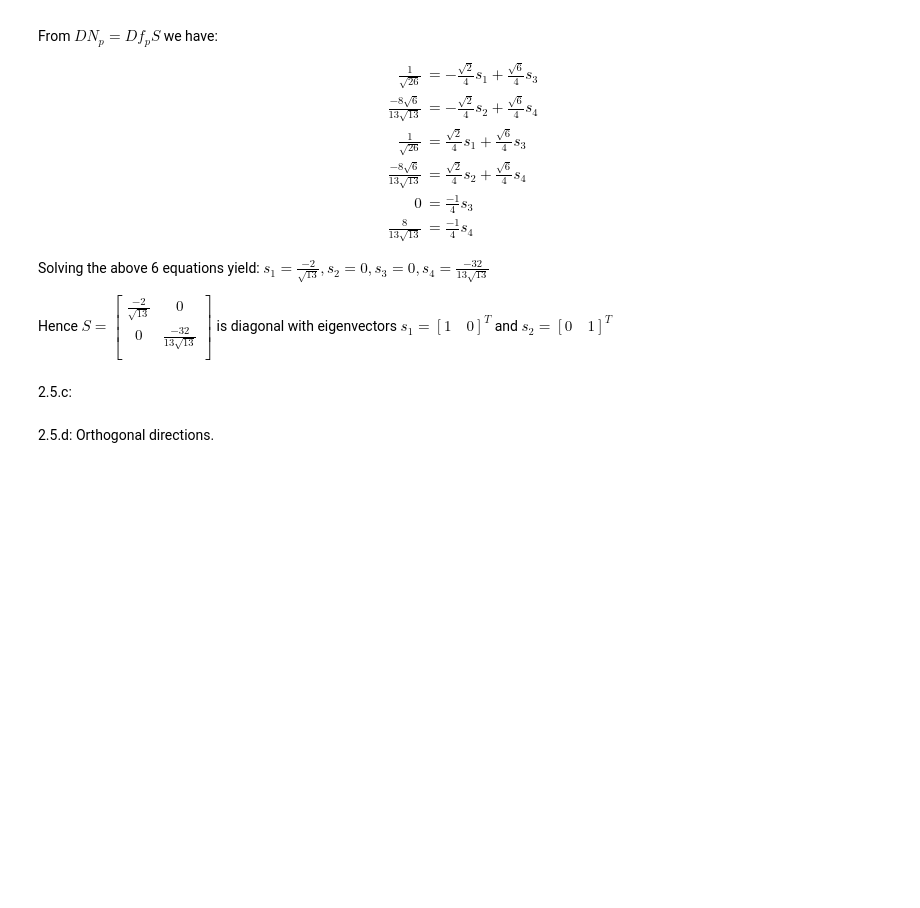
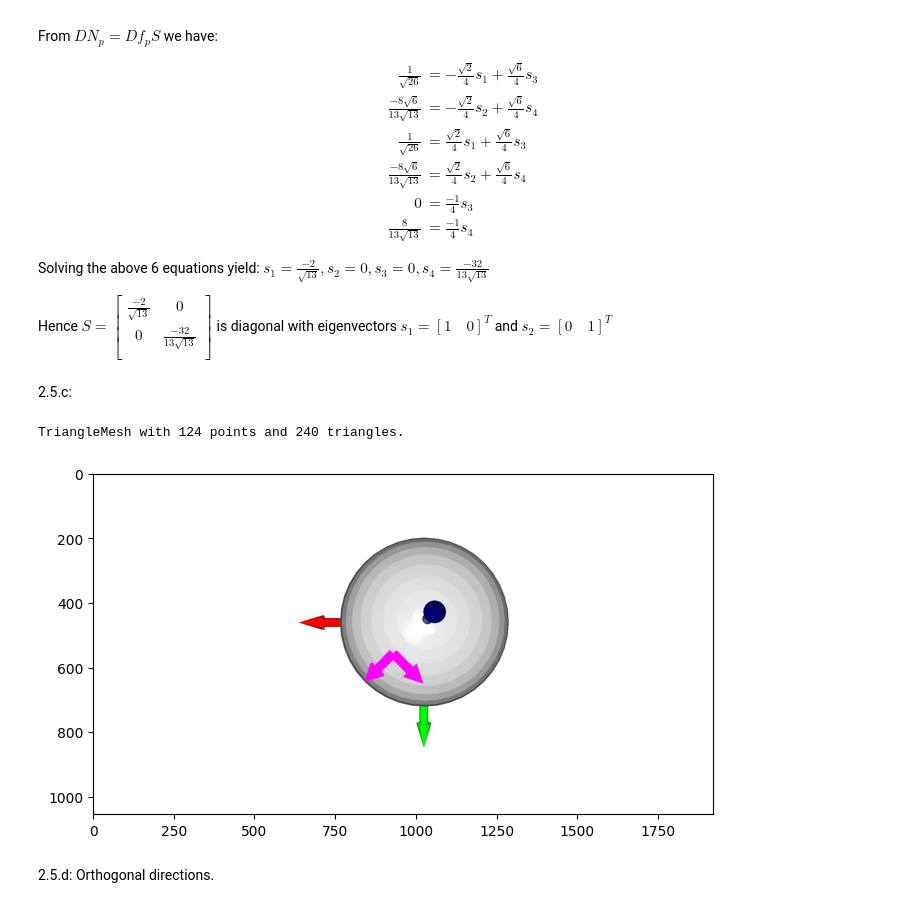
Before and after one commit to astonastonaston/3D_Deep_Learning_HWs, a Jupyter notebook: HW1/HW1.ipynb, the cells around one changed output. Drawn from its saved outputs; the diff is of its cells as text; code cells hidden in the pictures; blank space fills up the shorter version.

```diff
--- a/HW1/HW1.ipynb
+++ b/HW1/HW1.ipynb
@@ -613,38 +633,39 @@ Hence $S = \left[
 # %%
 # Run the function definitions at 2.2 first before running the codes here!
 import math
 # exapmle code to draw ellipsoid, curve, and arrows
 arrow = create_arrow_from_vector([0.,0.,1.], [1.,1.,0.])
 # curve = create_lines(np.array([[1,1,1], [-1,1,1], [-1,-1,1], [1,-1,1], [1,1,1]], dtype=np.float64))
 print(arrow)
 ellipsoid = create_ellipsoid(a, b, c)
 cf = open3d.geometry.TriangleMesh.create_coordinate_frame()
 cf.scale(1.5, (0,0,0))
 
 def get_3d_curve(p=np.array([math.pi/4, math.pi/6]), v=np.array([1, 0]), numPts=100):
     """
     Get the points for the curve of p moving with v
     p, v: 2D numpy arrays
     numPts: int
     """
     xRight = math.pi
     incr = (xRight - p[0]) / numPts # increment in domain for each point
     pts = []
     for i in range(numPts):
         p[0] = p[0] + incr*i
         u0, v0 = p[0], p[1]
         pts.append([math.cos(u0)*math.sin(v0), math.sin(u0)*math.sin(v0), 0.5*math.cos(v0)])
     return np.array(pts)
 
 # 2.5.c: Draw principle curvature directions at 3D
-arrowOrtho1 = create_arrow_from_vector([math.sqrt(2)/4, math.sqrt(2)/4, math.sqrt(3)/4], [-math.sqrt(2)/4, math.sqrt(2)/4, 0])
-arrowOrtho2 = create_arrow_from_vector([math.sqrt(2)/4, math.sqrt(2)/4, math.sqrt(3)/4], [math.sqrt(6)/4, math.sqrt(6)/4, -1/4])
+arrowOrtho1 = create_arrow_from_vector([math.sqrt(2)/4, math.sqrt(2)/4, math.sqrt(3)/4], \
+                                       [-math.sqrt(2)/4, math.sqrt(2)/4, 0])
+arrowOrtho2 = create_arrow_from_vector([math.sqrt(2)/4, math.sqrt(2)/4, math.sqrt(3)/4], \
+                                       [math.sqrt(6)/4, math.sqrt(6)/4, -1/4])
 
-
-# curve = create_lines(np.array([[1,1,1], [-1,1,1], [-1,-1,1], [1,-1,1], [1,1,1]], dtype=np.float64))
-# print(curve)
-# draw_geometries([ellipsoid, cf, arrow] + curve)
 draw_geometries([ellipsoid, cf, arrowOrtho1, arrowOrtho2])
+# %% [output]
+TriangleMesh with 124 points and 240 triangles.
+[figure, added]
 # %% [markdown]
 2.5.d: Orthogonal directions.
 # %% [markdown]
```
Also changed, not shown: parts of 24 cells of this notebook, 40 other files.
